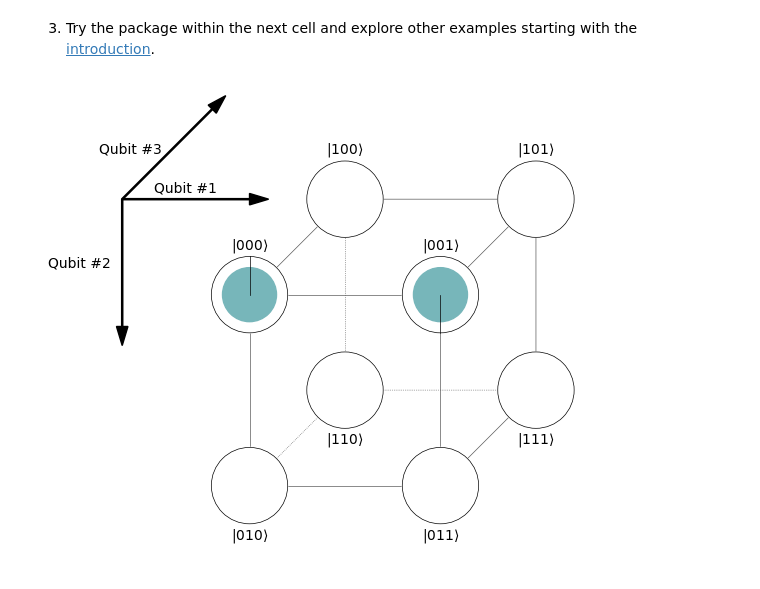
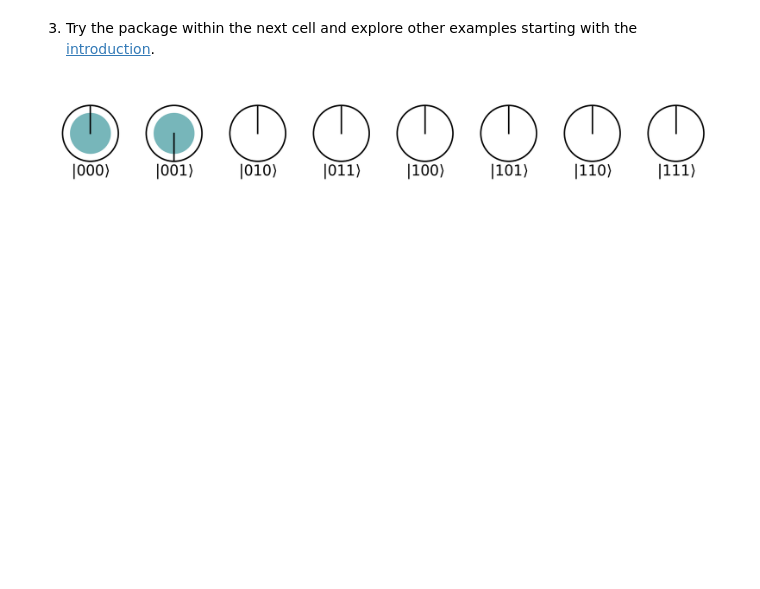
Before and after one commit to QuanTUK/examples, a Jupyter notebook: first-steps.ipynb, the cells around one changed output. Drawn from its saved outputs; the diff is of its cells as text; code cells hidden in the pictures; blank space fills up the shorter version.

```diff
--- a/first-steps.ipynb
+++ b/first-steps.ipynb
@@ -14,13 +11,13 @@ Username for 'https://github.com': ^C
 # %%
 from qc_education_package import Simulator, CircleNotation, DimensionalCircleNotation
 
 n = 3  # No. of qubits
 sim = Simulator(n)  # Create a quantum computer simulator object
-sim.write(1)  # write integer 0 in binary -> |001>
+sim.write(1)  # write integer 1 in binary -> |001> | LSB right
 sim.had(1)  # Apply hadamard gate to qubit 0
 
 # for visualizing
-sim = DimensionalCircleNotation(sim)
+sim = CircleNotation(sim)
 sim.show()
 # %% [output]
-[figure, old version]
+[figure, new version]
```
Also changed, not shown: parts of 2 cells of this notebook, 4 other files.
